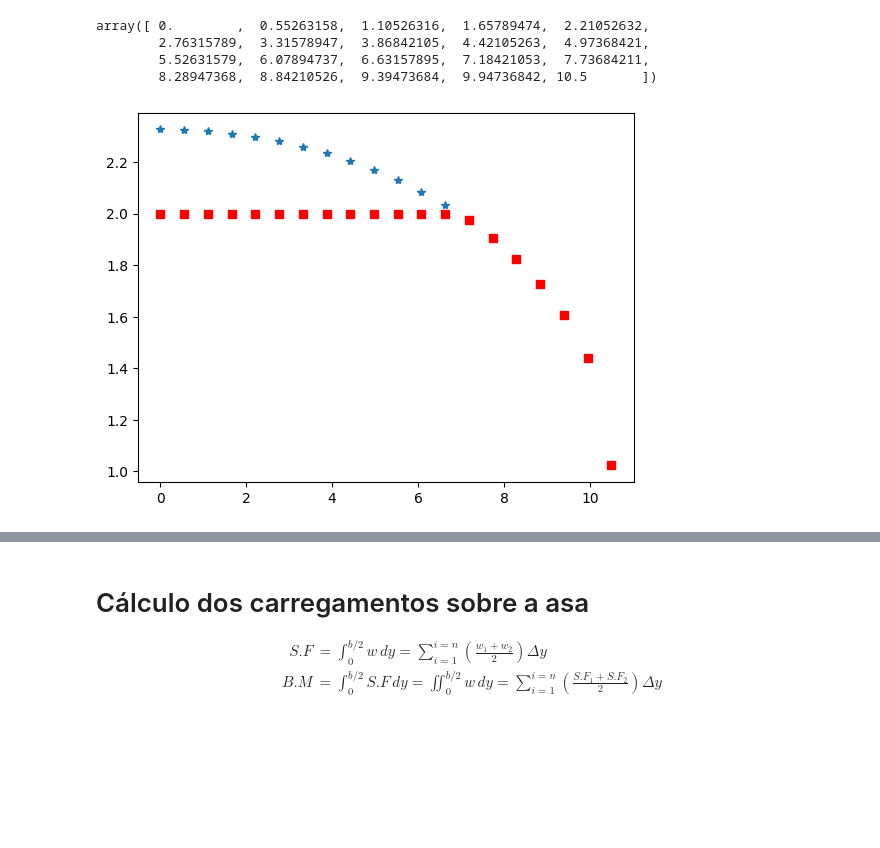
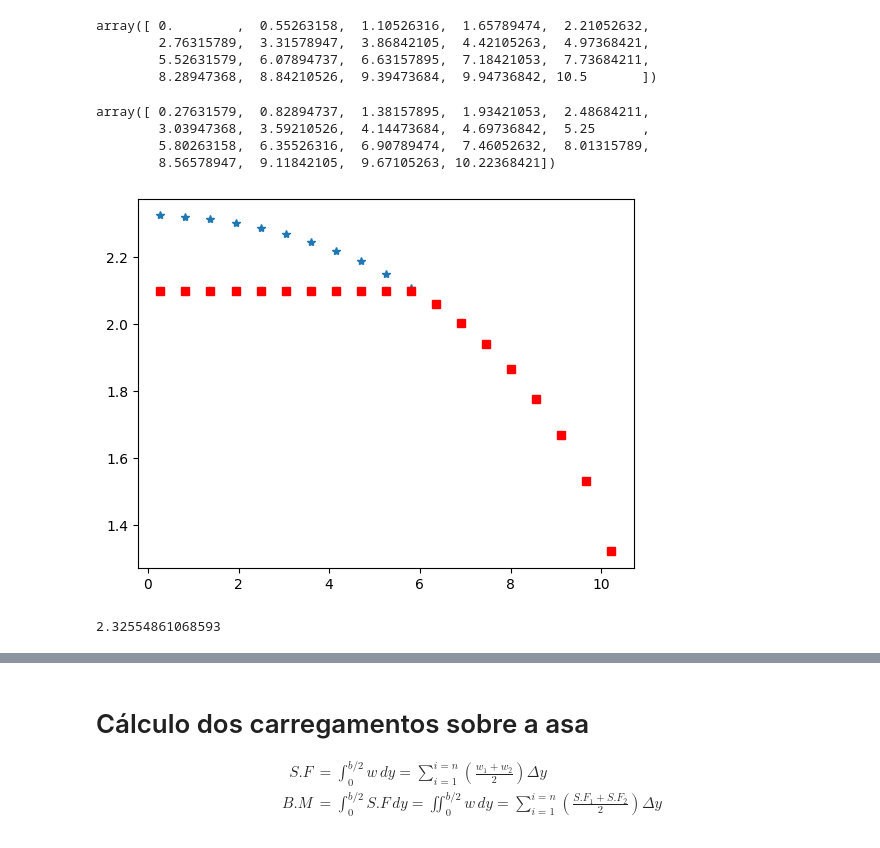
Before and after one commit to FeLorentzo/AircraftProjectEESC, a Jupyter notebook: AircraftPreliminaryDesign/AircraftPreliminaryDesign.ipynb, the cells around one changed output, grey strips where cells are left out. Saved outputs shown, nothing was run; the diff lists cells and outputs as text; code cells hidden in the pictures; blank space fills up the shorter version.

```diff
--- a/AircraftPreliminaryDesign/AircraftPreliminaryDesign.ipynb
+++ b/AircraftPreliminaryDesign/AircraftPreliminaryDesign.ipynb
@@ -969,17 +1059,22 @@ def schrenk_method_chord(S, b, afil, y_sections):
     return (chord_elliptical + chord_trapezoidal)/2
 
 y_sections = np.linspace(0, aircraft['wing']['b']/2, 20)
+delta_y = np.diff(y_sections)
+y_centroid = np.linspace(delta_y[0]/2, aircraft['wing']['b']/2-delta_y[0]/2, 19)
 
 schrenk_chord = schrenk_method_chord(aircraft['wing']['S'], aircraft['wing']['b'],
-                                     aircraft['wing']['taper_ratio'], y_sections)
+                                     aircraft['wing']['taper_ratio'], y_centroid)
 
-q = 0.5 * rho_SL * aircraft['definitions']['V_cruise']**2
+# para condição mais crítica (escolhida máximo fator de carga positivo em stall,
+# mas poderia ser máximo em mergulho, valores idênticos)
+
+q = 0.5 * rho_SL * aircraft['definitions']['V_stall']**2
 Cl = 2
 wing_load = aircraft['definitions']['wing_load']
 
-# L_distribution = q*schrenk_chord*Cl
-L_distribution = wing_load*schrenk_chord*Cl
+# L_distribution = q*schrenk_chord*Cl (L/b, seção unitária de envergadura)
+L_distribution = n_max * wing_load*schrenk_chord*Cl * delta_y
 
-plt.plot(y_sections, L_distribution, '*')
+plt.plot(y_centroid, L_distribution, '*')
 # %% [output]
 [<matplotlib.lines.Line2D at 0x...>]
@@ -991,22 +1086,28 @@ array([ 0.        ,  0.55263158,  1.10526316,  1.65789474,  2.21052632,
         2.76315789,  3.31578947,  3.86842105,  4.42105263,  4.97368421,
         5.52631579,  6.07894737,  6.63157895,  7.18421053,  7.73684211,
         8.28947368,  8.84210526,  9.39473684,  9.94736842, 10.5       ])
+# %%
+y_centroid
+# %% [output]
+array([ 0.27631579,  0.82894737,  1.38157895,  1.93421053,  2.48684211,
+        3.03947368,  3.59210526,  4.14473684,  4.69736842,  5.25      ,
+        5.80263158,  6.35526316,  6.90789474,  7.46052632,  8.01315789,
+        8.56578947,  9.11842105,  9.67105263, 10.22368421])
 # %%
-delta_y = np.diff(y_sections)
 # delta_y = np.append(delta_y, 0)
-mean_chord = np.array([(a + b) / 2 for a, b in zip(schrenk_chord[::1], schrenk_chord[1::1])])
+# mean_chord = np.array([(a + b) / 2 for a, b in zip(schrenk_chord[::1], schrenk_chord[1::1])])
 
 Cl_local = schrenk_chord * Cl / aircraft['wing']['CMA']
-
-w = wing_load*Cl*mean_chord * delta_y # Calculado entre nervuras
-
-CL_corrigido = np.copy(Cl_local) # limitar pelo Cl max calculado pelo XFLR5
-
-CL_corrigido[Cl_local>2] = 2
+Cl_corrigido = np.copy(Cl_local)
+Cl_corrigido[Cl_local > 2.1] = 2.1
 
 plt.figure()
-plt.plot(y_sections, Cl_local, '*')
-plt.plot(y_sections, CL_corrigido, 'sr')
+plt.plot(y_centroid, Cl_local, '*')
+plt.plot(y_centroid, Cl_corrigido, 'sr')
 plt.show()
 # %% [output]
-[figure, old version]
+[figure, new version]
+# %%
+print(max(Cl_local))
+# %% [output]
+2.32554861068593
```
Also changed, not shown: parts of 20 cells of this notebook.
